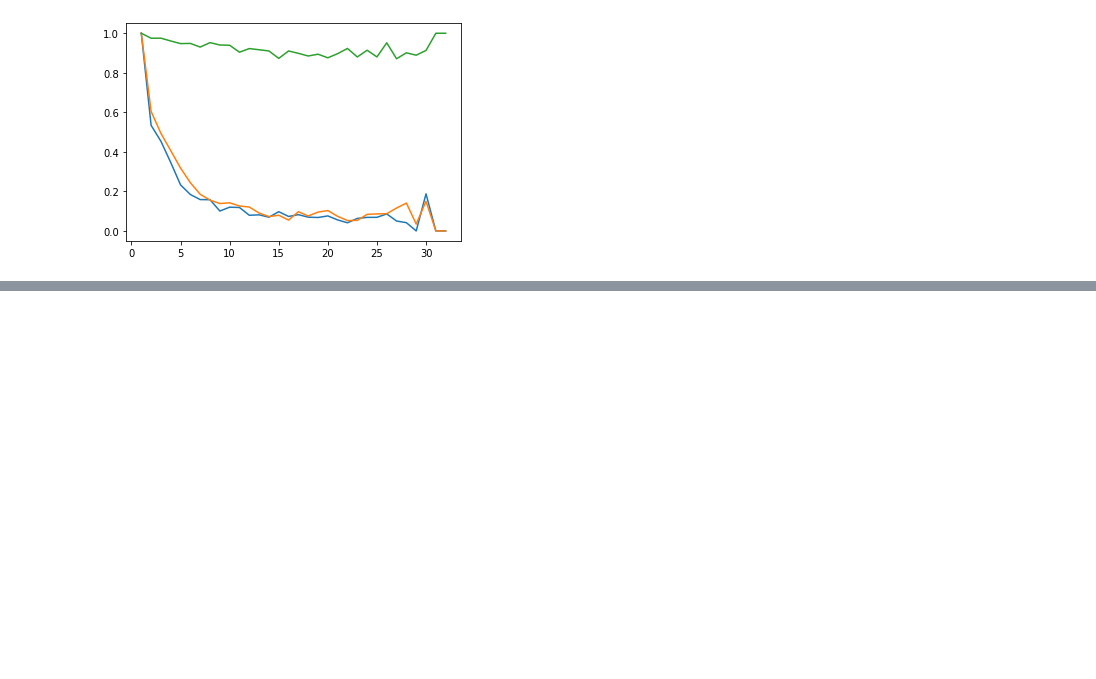
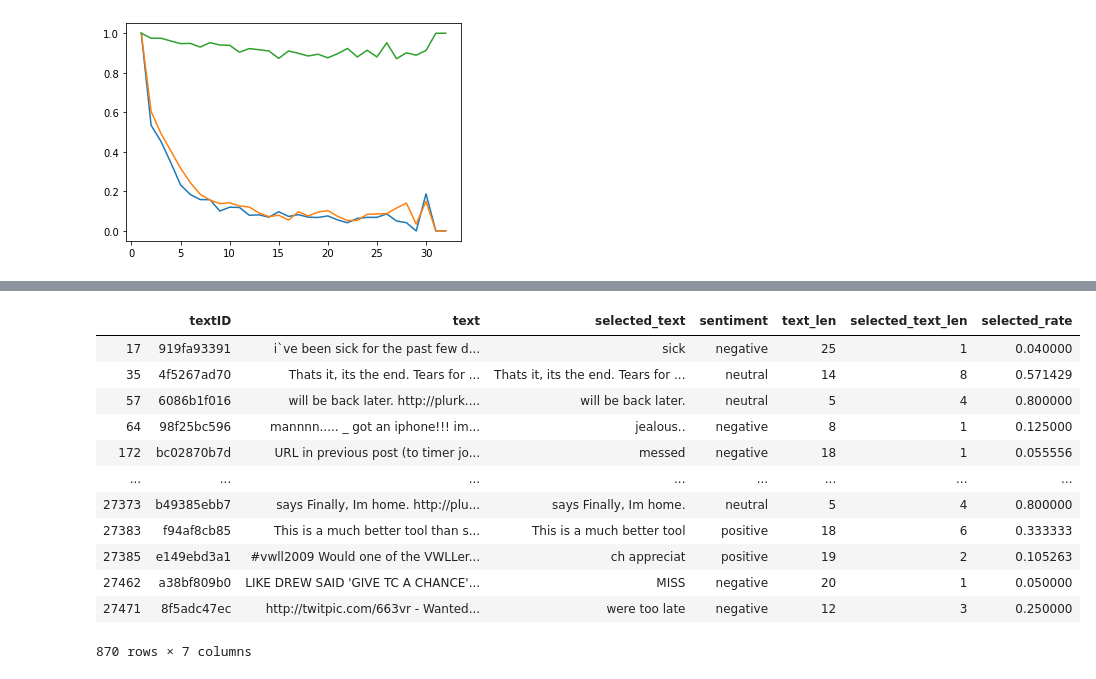
Before and after one commit to yolearn/tweet-sentiment, a Jupyter notebook: notebooks/EDA.ipynb, the cells around one changed output, grey strips where cells are left out. Saved outputs shown, nothing was run; the diff lists cells and outputs as text; code cells hidden in the pictures; blank space fills up the shorter version.

```diff
--- a/notebooks/EDA.ipynb
+++ b/notebooks/EDA.ipynb
@@ -104,0 +137,16 @@ print(trn_df.iloc[27278]['selected_text'])
+# %%
+trn_df.loc[(trn_df.text.str.contains('http://')) & ~(trn_df.selected_text.str.contains('http://'))]
+# %% [output]
+|  | textID | text | selected_text | sentiment | text_len | selected_text_len | selected_rate |
+| 17 | 919fa93391 | i`ve been sick for the past few d... | sick | negative | 25 | 1 | 0.040000 |
+| 35 | 4f5267ad70 | Thats it, its the end. Tears for ... | Thats it, its the end. Tears for ... | neutral | 14 | 8 | 0.571429 |
+| 57 | 6086b1f016 | will be back later. http://plurk.... | will be back later. | neutral | 5 | 4 | 0.800000 |
+| 64 | 98f25bc596 | mannnn..... _ got an iphone!!! im... | jealous.. | negative | 8 | 1 | 0.125000 |
+| 172 | bc02870b7d | URL in previous post (to timer jo... | messed | negative | 18 | 1 | 0.055556 |
+| ... | ... | ... | ... | ... | ... | ... | ... |
+| 27373 | b49385ebb7 | says Finally, Im home. http://plu... | says Finally, Im home. | neutral | 5 | 4 | 0.800000 |
+| 27383 | f94af8cb85 | This is a much better tool than s... | This is a much better tool | positive | 18 | 6 | 0.333333 |
+| 27385 | e149ebd3a1 | #vwll2009 Would one of the VWLLer... | ch appreciat | positive | 19 | 2 | 0.105263 |
+| 27462 | a38bf809b0 | LIKE DREW SAID 'GIVE TC A CHANCE'... | MISS | negative | 20 | 1 | 0.050000 |
+| 27471 | 8f5adc47ec | http://twitpic.com/663vr - Wanted... | were too late | negative | 12 | 3 | 0.250000 |
+870 rows × 7 columns
```
Also changed, not shown: parts of 21 cells of this notebook, 5 other files.
